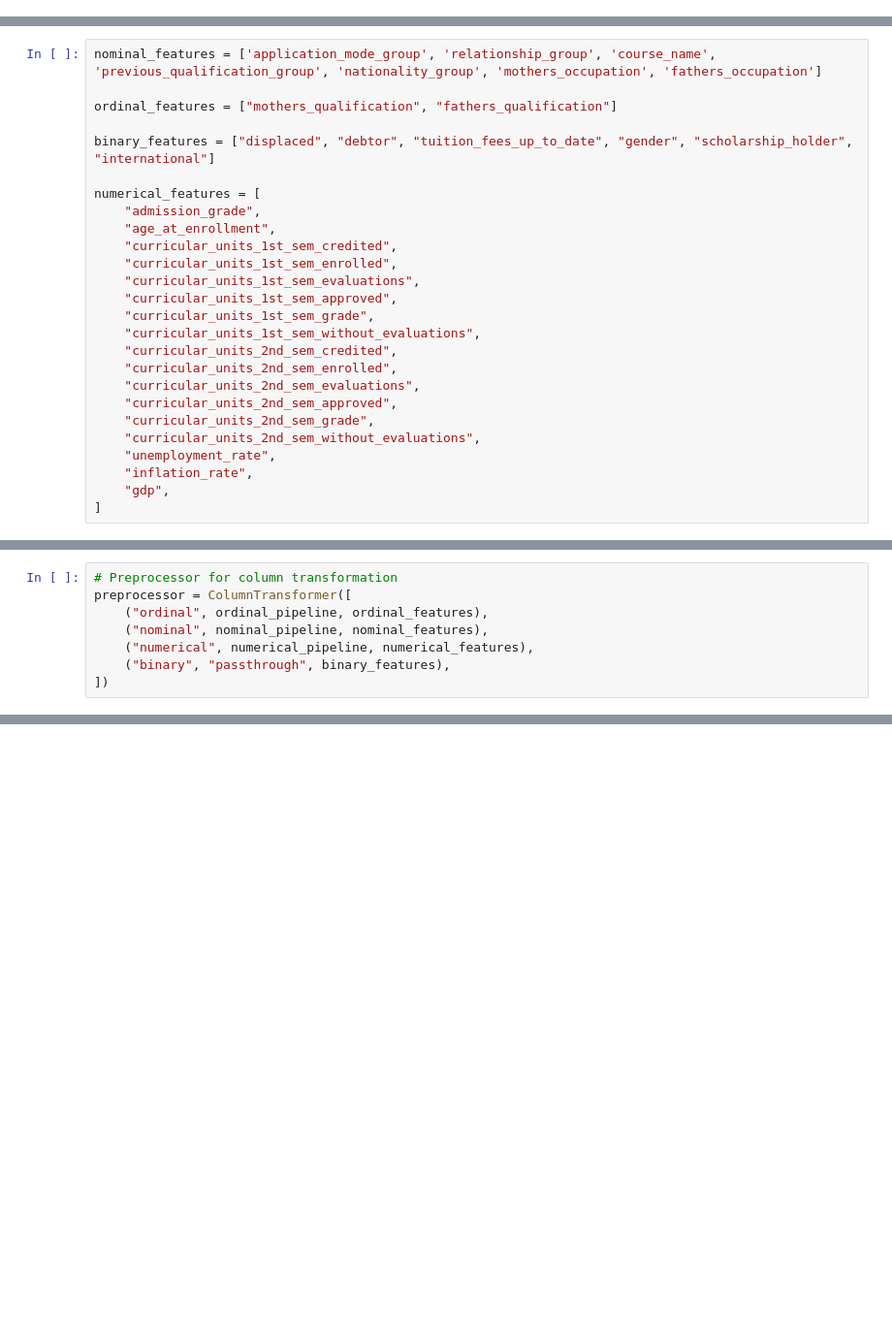
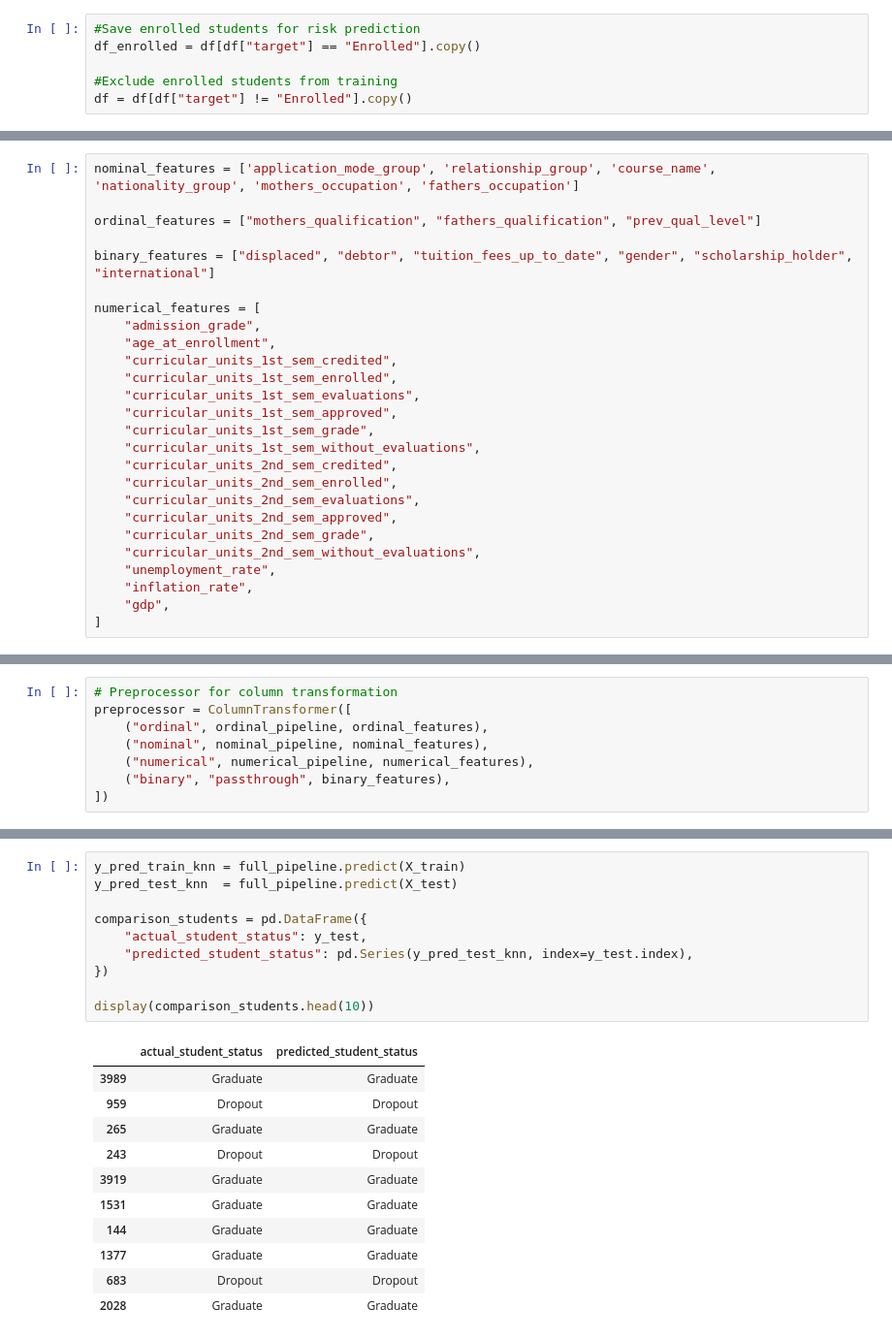
Before and after one commit to binds210-learn/mini_project_7, a Jupyter notebook: notebooks/consolidated_feature_engineering.ipynb, the cells around one changed output, grey strips where cells are left out. Shown at 97% size. Saved outputs shown, nothing was run; the diff lists cells and outputs as text; blank space fills up the shorter version.

```diff
--- a/notebooks/consolidated_feature_engineering.ipynb
+++ b/notebooks/consolidated_feature_engineering.ipynb
@@ -15,0 +42,6 @@ df.head()
+# %%
+#Save enrolled students for risk prediction
+df_enrolled = df[df["target"] == "Enrolled"].copy()
+
+#Exclude enrolled students from training
+df = df[df["target"] != "Enrolled"].copy()
@@ -37,9 +75,9 @@ X_train, X_test, y_train, y_test = train_test_split(
     random_state=0, stratify=y
 )
 # %%
-nominal_features = ['application_mode_group', 'relationship_group', 'course_name', 'previous_qualification_group', 'nationality_group', 'mothers_occupation', 'fathers_occupation']
+nominal_features = ['application_mode_group', 'relationship_group', 'course_name', 'nationality_group', 'mothers_occupation', 'fathers_occupation']
 
-ordinal_features = ["mothers_qualification", "fathers_qualification"]
+ordinal_features = ["mothers_qualification", "fathers_qualification", "prev_qual_level"]
 
 binary_features = ["displaced", "debtor", "tuition_fees_up_to_date", "gender", "scholarship_holder", "international"]
 
@@ -81,0 +148,22 @@ print("Test accuracy:", round(knn_pipeline.score(X_test, y_test), 3))
+# %%
+y_pred_train_knn = full_pipeline.predict(X_train)
+y_pred_test_knn  = full_pipeline.predict(X_test)
+
+comparison_students = pd.DataFrame({
+    "actual_student_status": y_test,
+    "predicted_student_status": pd.Series(y_pred_test_knn, index=y_test.index),
+})
+
+display(comparison_students.head(10))
+# %% [output]
+|  | actual_student_status | predicted_student_status |
+| 3989 | Graduate | Graduate |
+| 959 | Dropout | Dropout |
+| 265 | Graduate | Graduate |
+| 243 | Dropout | Dropout |
+| 3919 | Graduate | Graduate |
+| 1531 | Graduate | Graduate |
+| 144 | Graduate | Graduate |
+| 1377 | Graduate | Graduate |
+| 683 | Dropout | Dropout |
+| 2028 | Graduate | Graduate |
```
Also changed, not shown: parts of 8 cells of this notebook.
